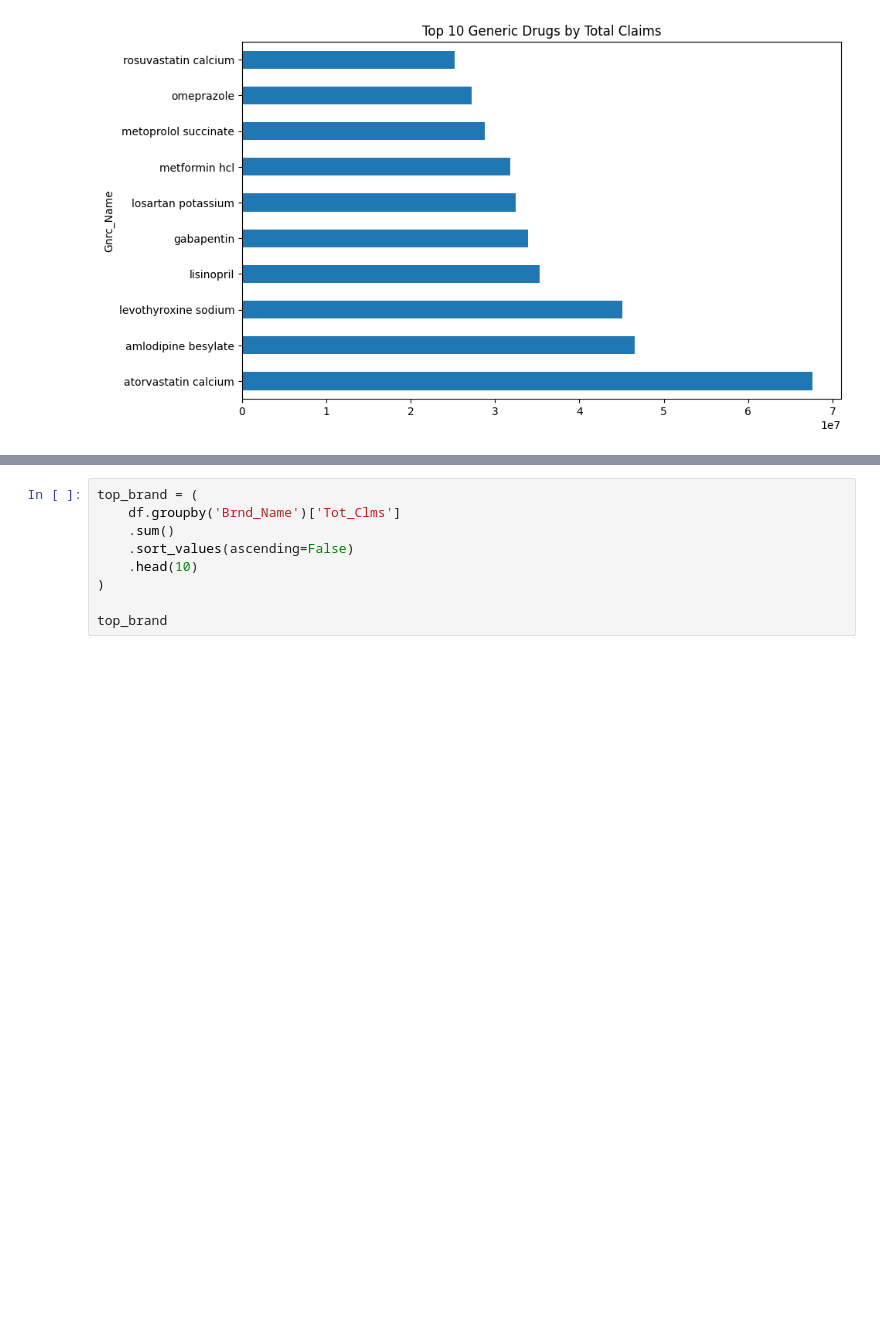
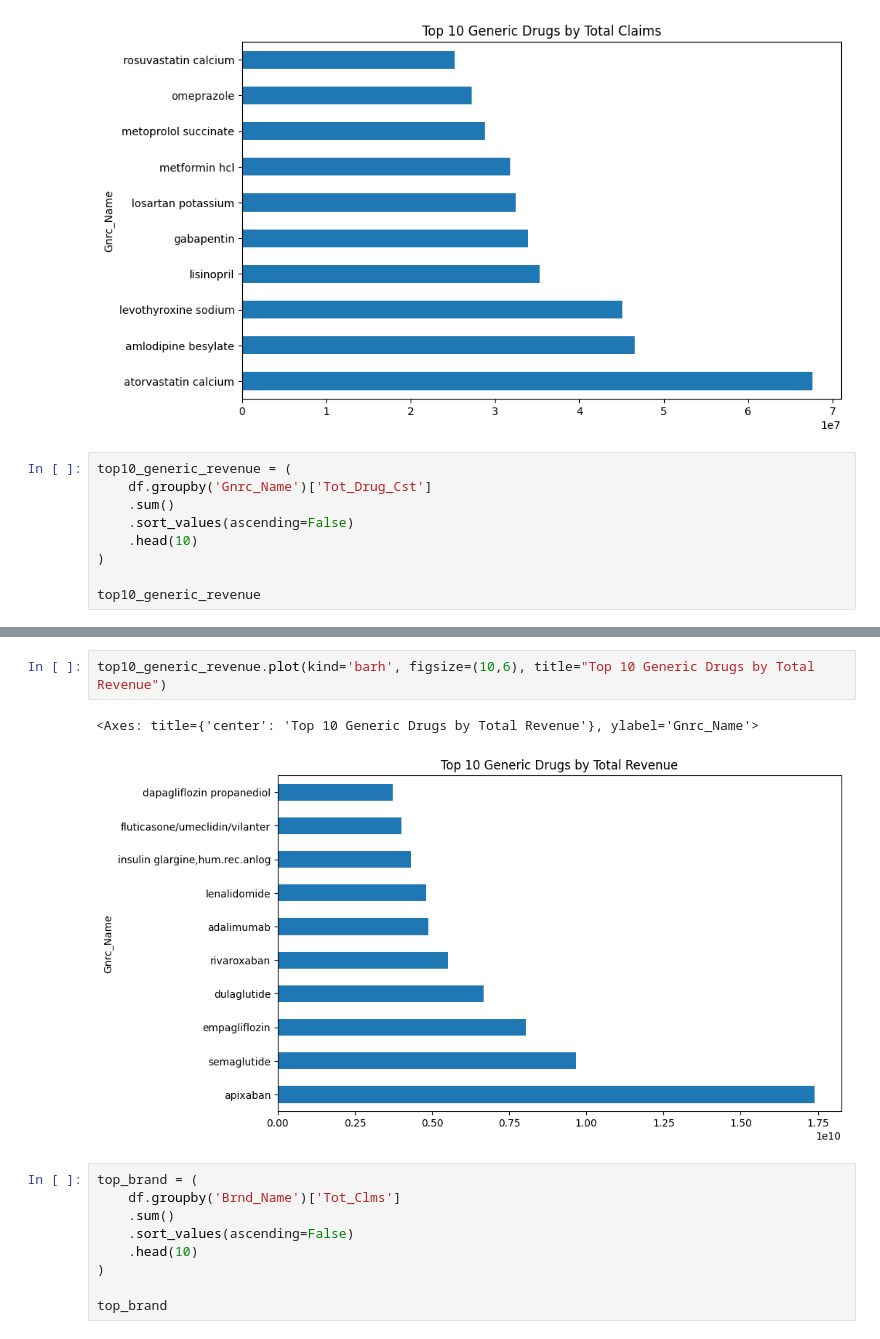
Before and after one commit to M-Nadeem-B/EDA_Medicare_part_D, a Jupyter notebook: EDA.ipynb, the cells around one changed output, grey strips where cells are left out. Drawn from its saved outputs; the diff is of its cells as text; blank space fills up the shorter version.

Commit message:
Created few visualization

```diff
--- a/EDA.ipynb
+++ b/EDA.ipynb
@@ -341,3 +345,12 @@ top10_generic.plot(kind='barh', figsize=(10,6), title="Top 10 Generic Drugs by T
 # %% [output]
 <Axes: title={'center': 'Top 10 Generic Drugs by Total Claims'}, ylabel='Gnrc_Name'>
 [figure]
+# %%
+top10_generic_revenue = (
+    df.groupby('Gnrc_Name')['Tot_Drug_Cst']
+    .sum()
+    .sort_values(ascending=False)
+    .head(10)
+)
+
+top10_generic_revenue
@@ -344,3 +370,8 @@ top10_generic.plot(kind='barh', figsize=(10,6), title="Top 10 Generic Drugs by T
+# %%
+top10_generic_revenue.plot(kind='barh', figsize=(10,6), title="Top 10 Generic Drugs by Total Revenue")
+# %% [output]
+<Axes: title={'center': 'Top 10 Generic Drugs by Total Revenue'}, ylabel='Gnrc_Name'>
+[figure, added]
 # %%
 top_brand = (
     df.groupby('Brnd_Name')['Tot_Clms']
```
Also changed, not shown: parts of 7 cells of this notebook.
